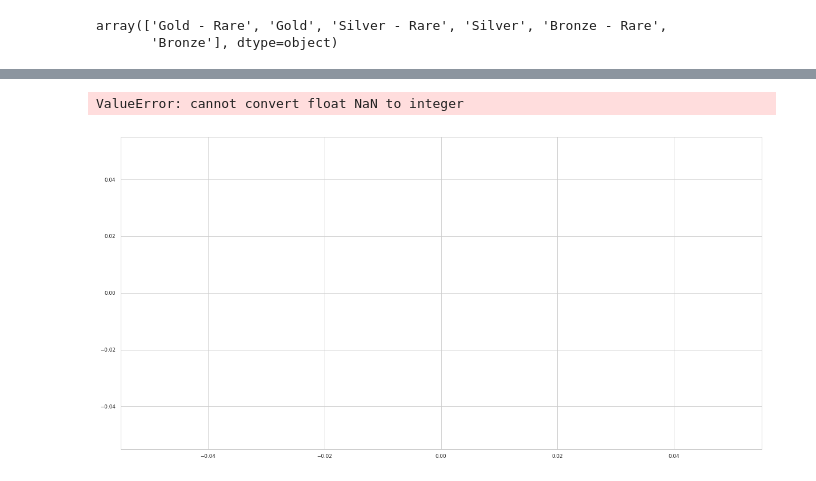
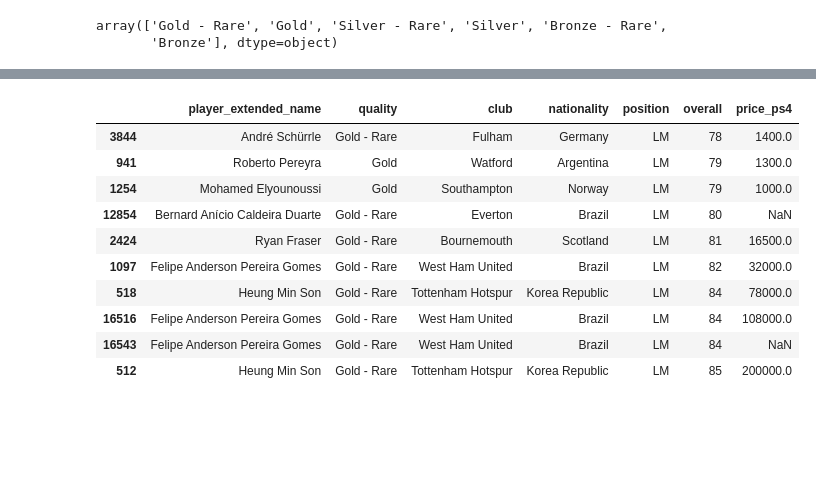
Before and after one commit to EvaSalomon/acamica, a Jupyter notebook: fut19/Desafio.ipynb, the cells around one changed output, grey strips where cells are left out. Cells and saved outputs as stored; diff of their text form; code cells hidden in the pictures; blank space fills up the shorter version.

```diff
--- a/fut19/Desafio.ipynb
+++ b/fut19/Desafio.ipynb
@@ -87,8 +109,22 @@ sns.countplot(league0.nationality)
-# %%
-sns.distplot(league0.loc[(league0.quality == 'Bronze - Rare'), ['price_ps4']])
-# %% [output]
-ValueError: cannot convert float NaN to integer
-[figure, removed]
 # %%
-selectColumns = ['player_name', 'quality', 'overall', 'club', 'nationality', 'position','price_ps4']
-players = league0.loc[(league0.quality == 'Silver - Rare') & (league0.overall > 68), selectColumns]
+selectColumns = ['player_extended_name', 'quality', 'club', 'nationality', 'position', 'overall','price_ps4']
+players = league0.loc[
+    #(league0.quality == 'Silver - Rare')
+    (league0.overall >= MINQUALITY)
+    #& (league0.nationality == 'Argentina')
+    & (league0.position == 'LM')
+    , selectColumns]
+
+players.sort_values(by= ['position','overall'], ascending=True)
+# %% [output]
+|  | player_extended_name | quality | club | nationality | position | overall | price_ps4 |
+| 3844 | André Schürrle | Gold - Rare | Fulham | Germany | LM | 78 | 1400.0 |
+| 941 | Roberto Pereyra | Gold | Watford | Argentina | LM | 79 | 1300.0 |
+| 1254 | Mohamed Elyounoussi | Gold | Southampton | Norway | LM | 79 | 1000.0 |
+| 12854 | Bernard Anício Caldeira Duarte | Gold - Rare | Everton | Brazil | LM | 80 | NaN |
+| 2424 | Ryan Fraser | Gold - Rare | Bournemouth | Scotland | LM | 81 | 16500.0 |
+| 1097 | Felipe Anderson Pereira Gomes | Gold - Rare | West Ham United | Brazil | LM | 82 | 32000.0 |
+| 518 | Heung Min Son | Gold - Rare | Tottenham Hotspur | Korea Republic | LM | 84 | 78000.0 |
+| 16516 | Felipe Anderson Pereira Gomes | Gold - Rare | West Ham United | Brazil | LM | 84 | 108000.0 |
+| 16543 | Felipe Anderson Pereira Gomes | Gold - Rare | West Ham United | Brazil | LM | 84 | NaN |
+| 512 | Heung Min Son | Gold - Rare | Tottenham Hotspur | Korea Republic | LM | 85 | 200000.0 |
```
Also changed, not shown: parts of 9 cells of this notebook.
